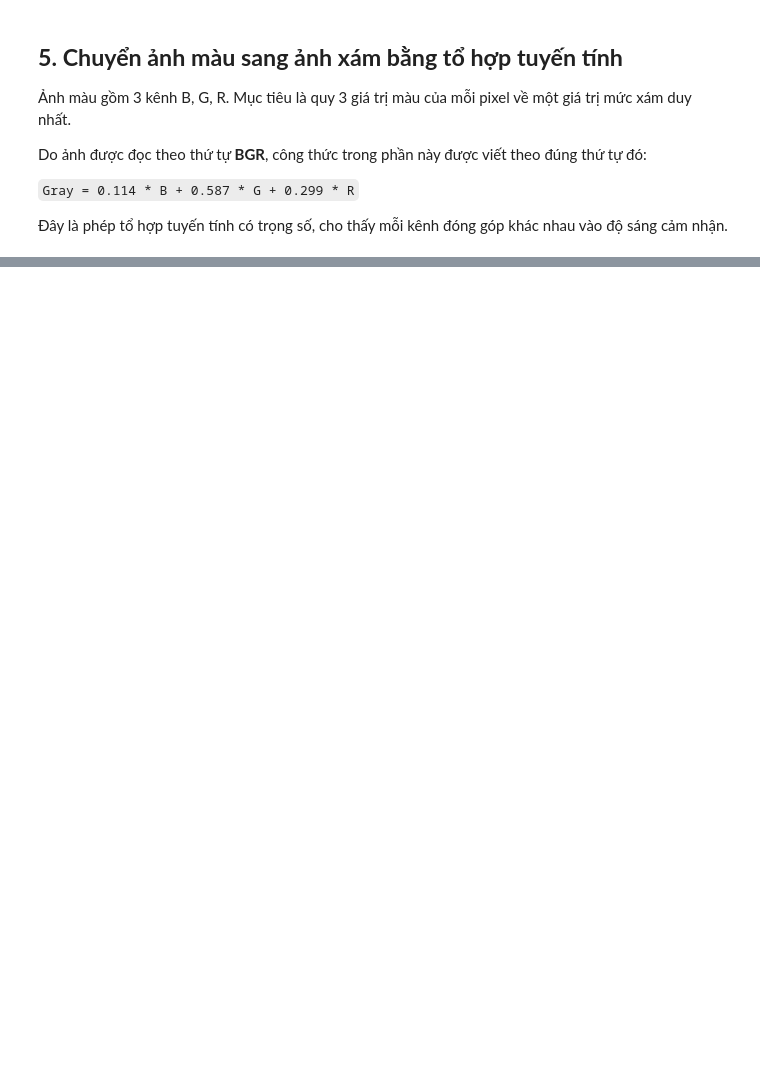
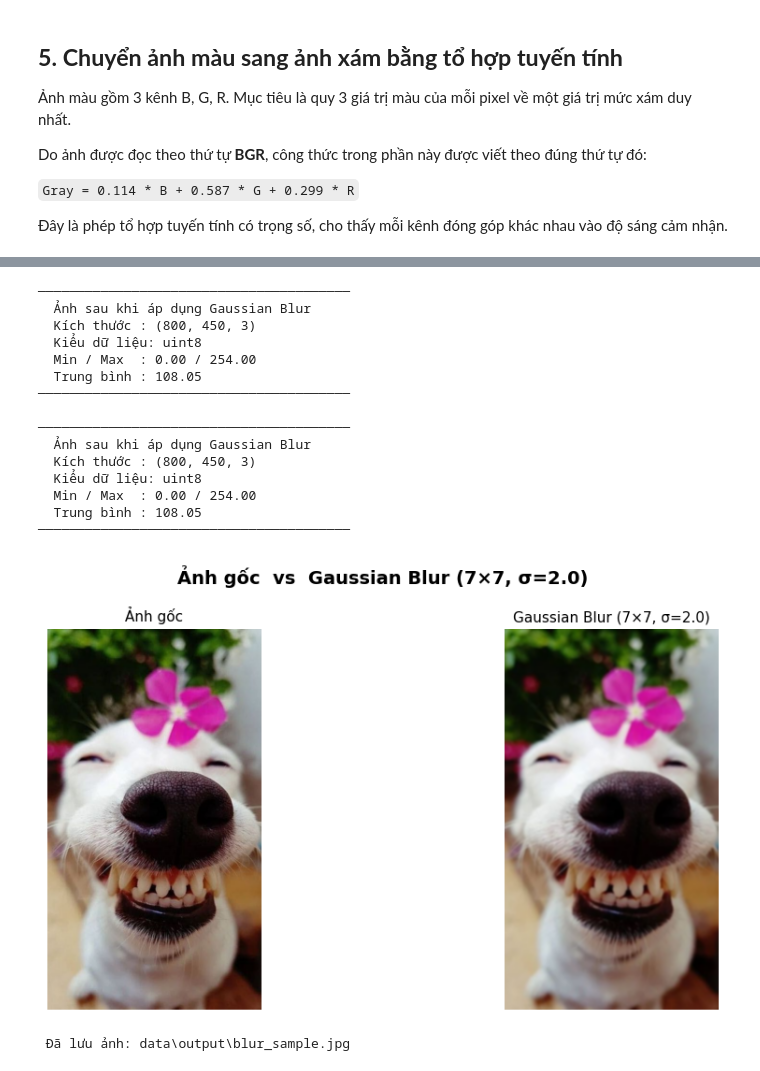
Before and after one commit to thuytranj/Image_Processing, a Jupyter notebook: main.ipynb, the cells around one changed output, grey strips where cells are left out. Drawn from its saved outputs; the diff is of its cells as text; code cells hidden in the pictures; blank space fills up the shorter version.

```diff
--- a/main.ipynb
+++ b/main.ipynb
@@ -255,0 +185,34 @@ save_image(canny_result, 'data/output/canny_edges.jpg')
+# %%
+# ── Cell 6: Gaussian Blur ──────────────────────────
+# Áp dụng Gaussian Blur lên ảnh
+blur_image = gaussian_blur(img, kernel_size=7, sigma=2.0)
+
+# Hiển thị thông tin ma trận và so sánh ảnh
+matrix_info(blur_image, label='Ảnh sau khi áp dụng Gaussian Blur')
+show_comparison(
+    img,
+    blur_image,
+    title_orig='Ảnh gốc',
+    title_proc='Gaussian Blur (7×7, σ=2.0)'
+)
+
+# Lưu ảnh đã xử lý
+save_image(blur_image, 'data/output/blur_sample.jpg')
+# %% [output]
+────────────────────────────────────────
+  Ảnh sau khi áp dụng Gaussian Blur
+  Kích thước : (800, 450, 3)
+  Kiểu dữ liệu: uint8
+  Min / Max  : 0.00 / 254.00
+  Trung bình : 108.05
+────────────────────────────────────────
+
+────────────────────────────────────────
+  Ảnh sau khi áp dụng Gaussian Blur
+  Kích thước : (800, 450, 3)
+  Kiểu dữ liệu: uint8
+  Min / Max  : 0.00 / 254.00
+  Trung bình : 108.05
+────────────────────────────────────────
+[figure, added]
+ Đã lưu ảnh: data\output\blur_sample.jpg
```
Also changed, not shown: parts of 11 cells of this notebook, 3 other files.
